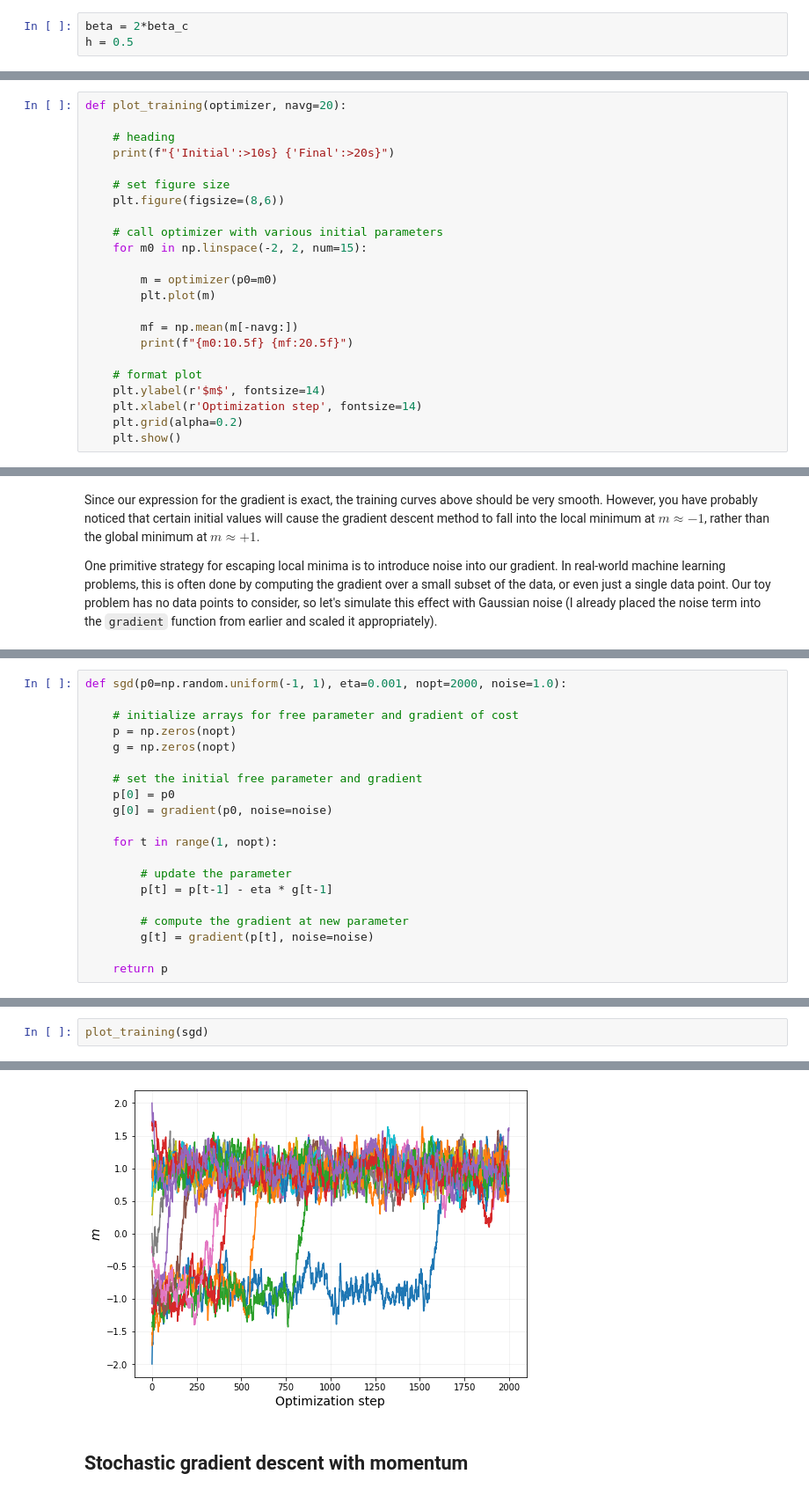
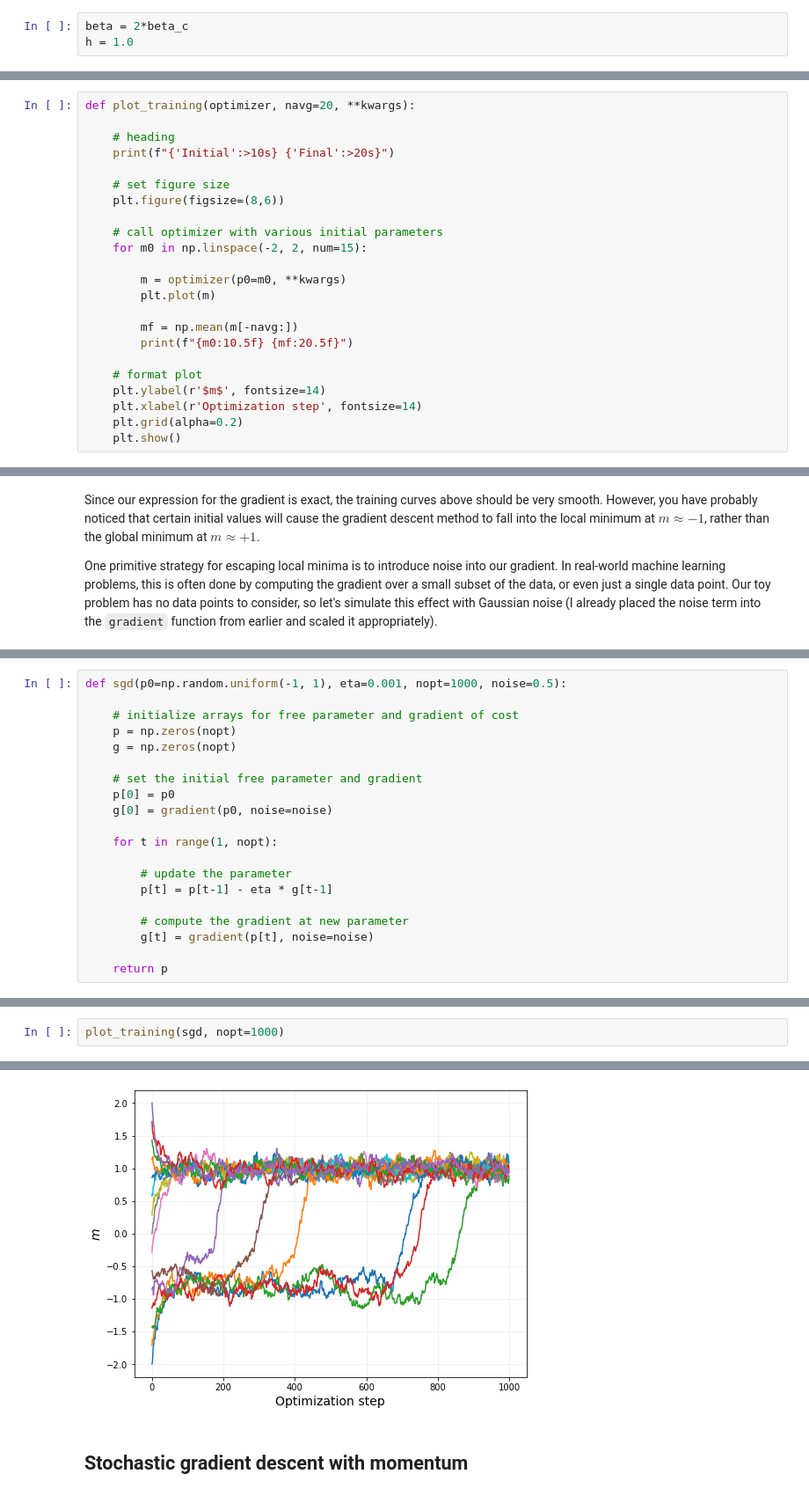
Before and after one commit to kim-jane/IntroMachineLearning, a Jupyter notebook: GradientDescent-Solution.ipynb, the cells around one changed output, grey strips where cells are left out. Shown at 88% size. Cells and saved outputs as stored; diff of their text form.

```diff
--- a/GradientDescent-Solution.ipynb
+++ b/GradientDescent-Solution.ipynb
@@ -161,4 +158,4 @@ Let's focus on the particular case of $\beta = 2\beta_c$ and $h=0.5$ to investig
 # %%
 beta = 2*beta_c
-h = 0.5
+h = 1.0
 # %% [markdown]
@@ -195,7 +192,7 @@ def gradient_descent(p0=0.0, eta=0.001, nopt=1000):
 # %% [markdown]
 The function below takes an optimizer function as input, plots the training of $m$ for various initial values, and prints a table of the magnetization before and after training.
 # %%
-def plot_training(optimizer, navg=20):
+def plot_training(optimizer, navg=20, **kwargs):
 
     # heading
     print(f"{'Initial':>10s} {'Final':>20s}")
@@ -206,7 +203,7 @@ def plot_training(optimizer, navg=20):
     # call optimizer with various initial parameters
     for m0 in np.linspace(-2, 2, num=15):
 
-        m = optimizer(p0=m0)
+        m = optimizer(p0=m0, **kwargs)
         plt.plot(m)
 
         mf = np.mean(m[-navg:])
@@ -250,5 +247,5 @@ One primitive strategy for escaping local minima is to introduce noise into our
 # %%
-def sgd(p0=np.random.uniform(-1, 1), eta=0.001, nopt=2000, noise=1.0):
+def sgd(p0=np.random.uniform(-1, 1), eta=0.001, nopt=1000, noise=0.5):
 
     # initialize arrays for free parameter and gradient of cost
     p = np.zeros(nopt)
@@ -272,4 +269,4 @@ def sgd(p0=np.random.uniform(-1, 1), eta=0.001, nopt=2000, noise=1.0):
 # %%
-plot_training(sgd)
+plot_training(sgd, nopt=1000)
 # %% [output]
    Initial                Final
@@ -291,4 +288,4 @@ plot_training(sgd)
-[figure, old version]
+[figure, new version]
 # %% [markdown]
 ## Stochastic gradient descent with momentum
 # %% [markdown]
```
Also changed, not shown: parts of 28 cells of this notebook, 3 other files.
